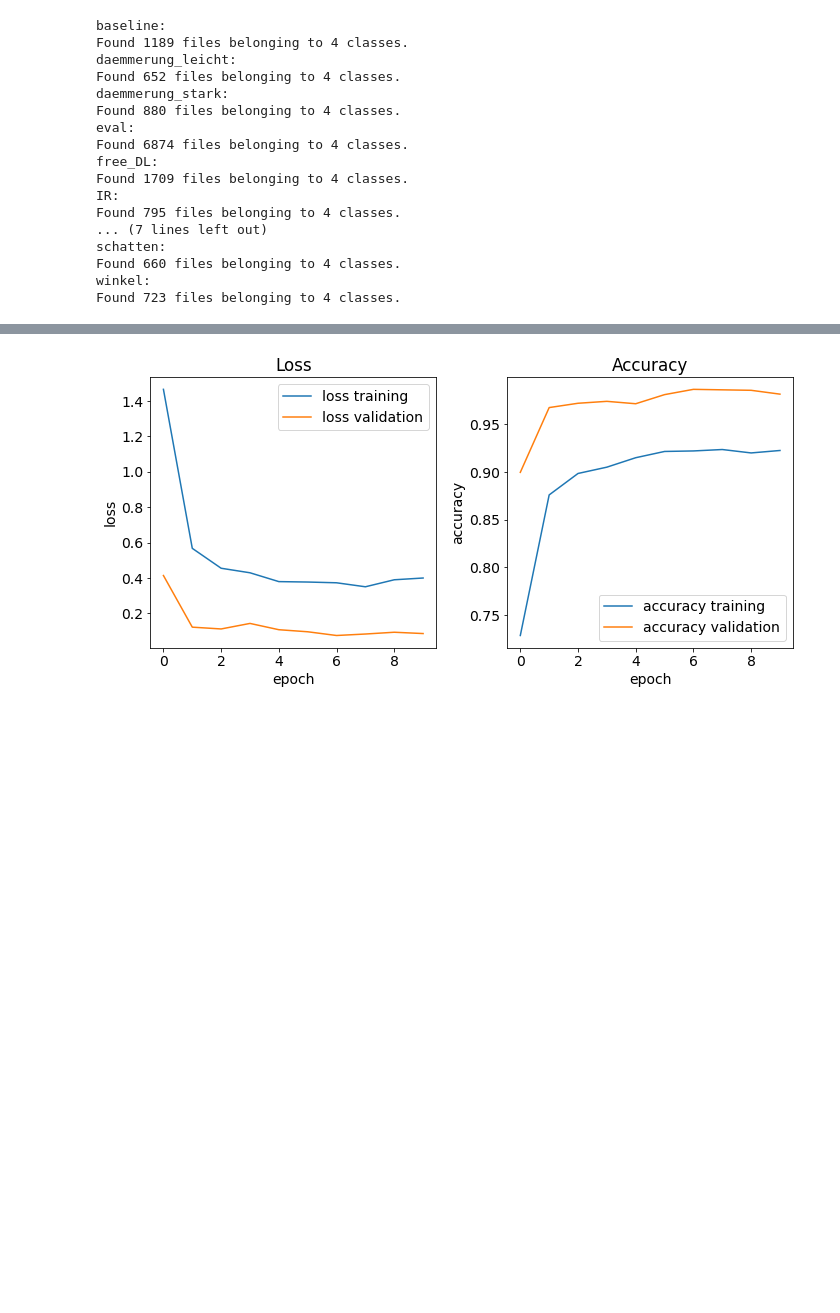
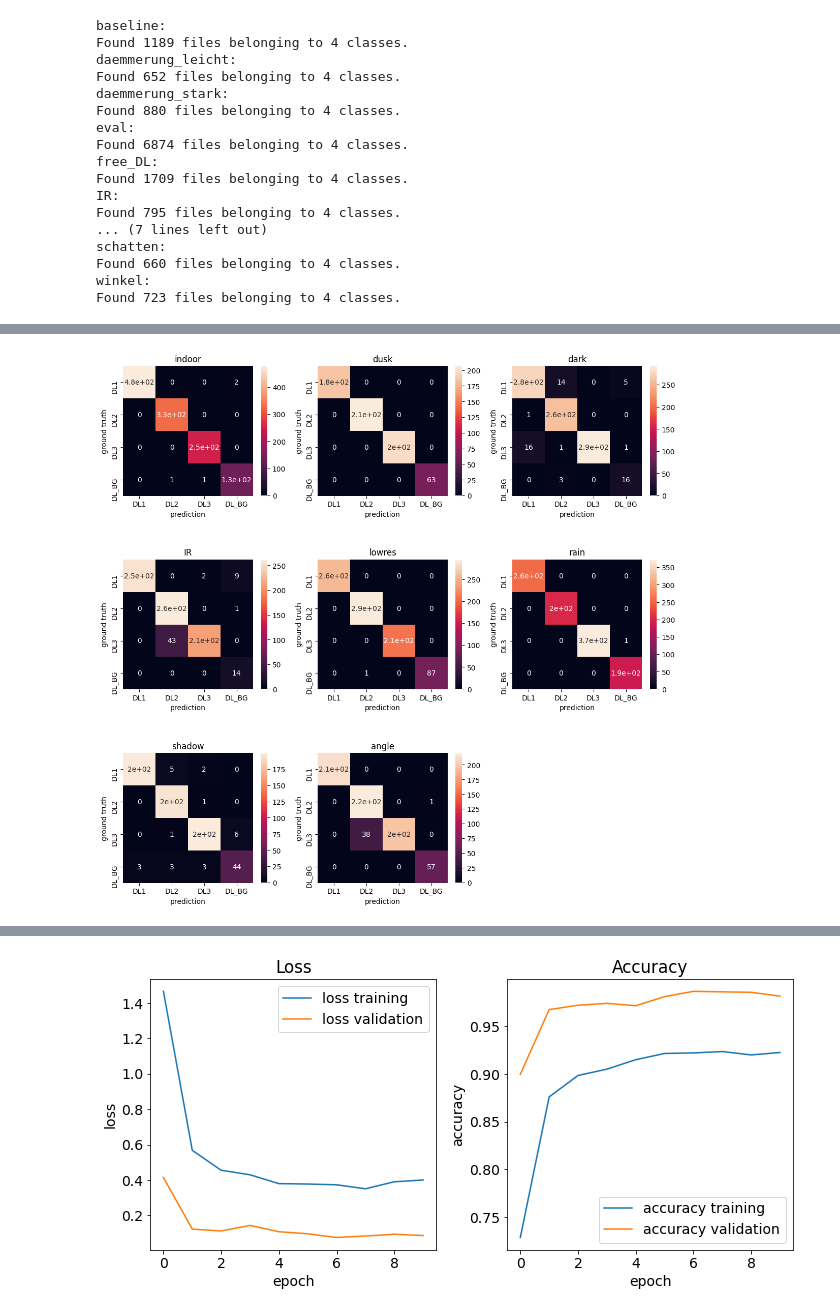
Before and after one commit to nemalysis/rotordetection, a Jupyter notebook: deep_learning/model/model_evaluation.ipynb, the cells around one changed output, grey strips where cells are left out. Drawn from its saved outputs; the diff is of its cells as text; code cells hidden in the pictures; blank space fills up the shorter version.

Commit message:
confusion mat for barcode added

```diff
--- a/deep_learning/model/model_evaluation.ipynb
+++ b/deep_learning/model/model_evaluation.ipynb
@@ -241,0 +245,19 @@ fhist = np.load(r'D:\Dokumente\Uni\Signalverarbeitung\Project\rotordetection\dee
+# %%
+import matplotlib as mpl
+mpl.rcdefaults()
+# outputfolder = r'D:\Dokumente\Uni\Signalverarbeitung\Project\model\output\confusion_mat'
+outputfolder = r'D:\Dokumente\Uni\Signalverarbeitung\Project\rotordetection\deep_learning\model\output\confusion_mat'
+
+plt.figure(figsize=(14,14))
+for i,cond in enumerate(conditions_names2keys.keys()):
+    plt.subplot(3,3,i+1)
+    # plt.imshow(confusion_mats[cond])
+
+    sn.heatmap(confusion_mats[cond], annot=True,square=True,xticklabels=['DL1','DL2','DL3','DL_BG'],yticklabels=['DL1','DL2','DL3','DL_BG'],cbar_kws={"shrink":0.8})
+    plt.ylabel('ground truth')
+    plt.xlabel('prediction')
+    plt.title(conditions_names2keys[cond])
+
+plt.savefig(os.path.join(outputfolder,'confusion_mat.png'),bbox_inches='tight')
+# %% [output]
+[figure, added]
```
Also changed, not shown: parts of 12 cells of this notebook, 5 other files.
